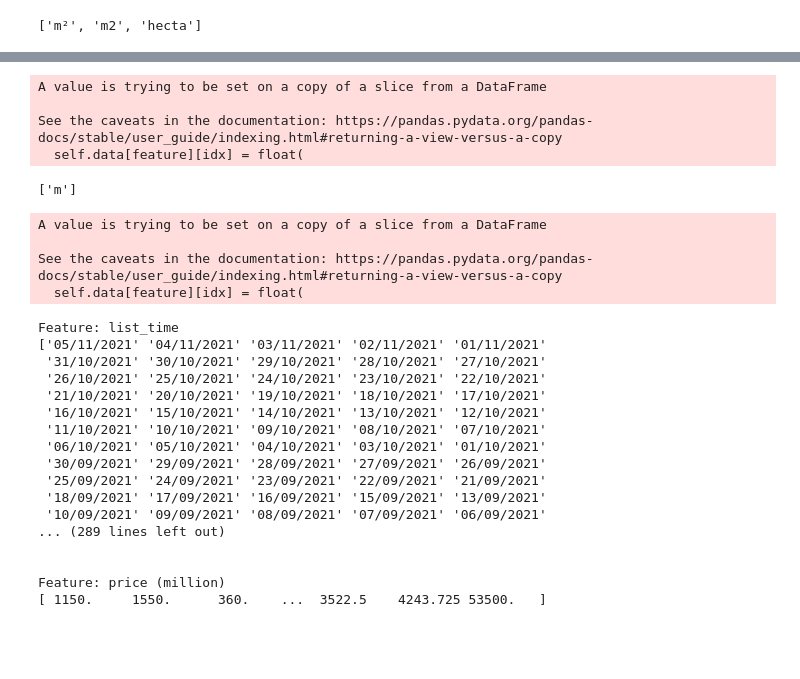
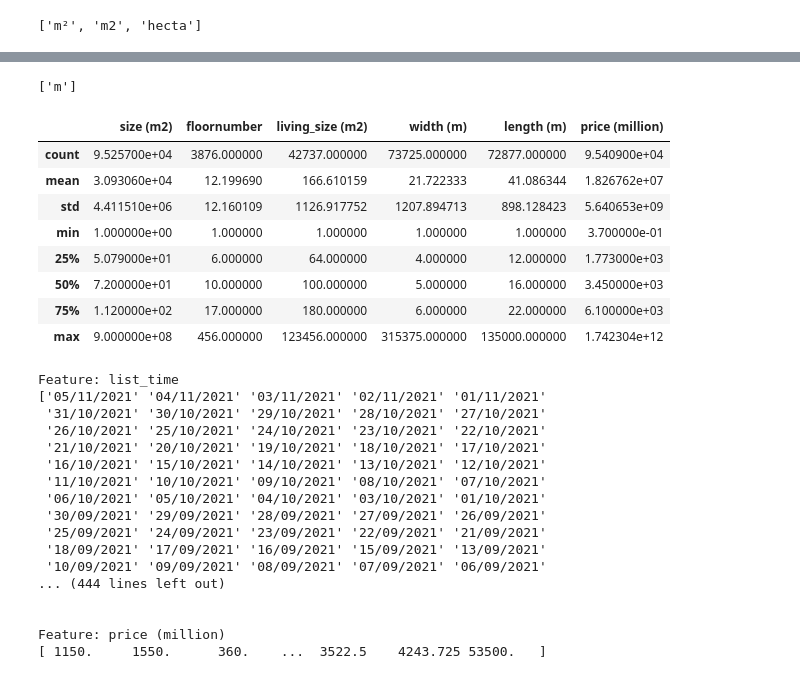
Before and after one commit to DaiVo20/-Real-Estate-Data-Analysis, a Jupyter notebook: pre_processing.ipynb, the cells around one changed output, grey strips where cells are left out. Drawn from its saved outputs; the diff is of its cells as text; code cells hidden in the pictures; blank space fills up the shorter version.

```diff
--- a/pre_processing.ipynb
+++ b/pre_processing.ipynb
@@ -48,20 +48,21 @@ class DataPreProcessor():
                 unit_uniques.append(spl[1])
         return unit_uniques
 
+    def __remove_unit(self, x, uniques, converters):
+        if x is np.nan or isinstance(x, int) or isinstance(x, float):
+            return x
+        spl = x.split(' ')
+        for unit_unique, unit_converter in zip(uniques, converters):
+            if spl[1] == unit_unique:
+                return float(spl[0].replace(',', '.')) * unit_converter
+        return float(spl[0])
+
     def convert_to_same_unit(self, feature, uniques, converters, add_unit_name=False, unit_name=None):
         if len(uniques) != len(converters):
             print("[ERROR] - Length uniques and converters are not the same")
             return
-        for idx, item in enumerate(self.data[feature]):
-            if item is np.nan or isinstance(item, int) or isinstance(item, float):
-                continue
-            spl = item.split(' ')
-            for unit_unique, unit_converter in zip(uniques, converters):
-                if spl[1] == unit_unique:
-                    self.data[feature][idx] = float(
-                        spl[0].replace(',', '.')) * unit_converter
-                    break
 
+        self.data[feature] = self.data[feature].apply(lambda x: self.__remove_unit(x, uniques, converters))
         if add_unit_name:
             if unit_name is None:
                 print("[ERROR] - Unit name can not none")
@@ -159,33 +151,30 @@ unit_unique
 # %%
-# Đổi các đơn vị của thuộc tính width về cùng một đơn vị theo một tỷ lệ
+# Kiểm tra đơn vị của thuộc tính length
+unit_unique = p.check_unique_unit('length')
+print(unit_unique)
+# Đổi các đơn vị của thuộc tính length về cùng một đơn vị theo một tỷ lệ
 unit_convert = [1]
-p.convert_to_same_unit('width', unit_unique, unit_convert, add_unit_name=True, unit_name='m')
+p.convert_to_same_unit('length', unit_unique, unit_convert, add_unit_name=True, unit_name='m')
 # %% [output]
-A value is trying to be set on a copy of a slice from a DataFrame
-
-See the caveats in the documentation: https://pandas.pydata.org/pandas-docs/stable/user_guide/indexing.html#returning-a-view-versus-a-copy
-  self.data[feature][idx] = float(
+['m']
-# %%
-# Kiểm tra đơn vị của thuộc tính length
-unit_unique = p.check_unique_unit('length')
-unit_unique
-# %% [output]
-['m']
-# %%
-# Đổi các đơn vị của thuộc tính length về cùng một đơn vị theo một tỷ lệ
-unit_convert = [1]
-p.convert_to_same_unit('length', unit_unique, unit_convert, add_unit_name=True, unit_name='m')
-# %% [output]
-A value is trying to be set on a copy of a slice from a DataFrame
-
-See the caveats in the documentation: https://pandas.pydata.org/pandas-docs/stable/user_guide/indexing.html#returning-a-view-versus-a-copy
-  self.data[feature][idx] = float(
 # %%
 # Chuyển đổi giá của thuộc tính size từ đơn vị đồng về triệu
 p.convert_unit('price', 1000000, add_unit_name=True, unit_name='million')
 # %%
 # Xuất ra file csv
 p.save_as_csv('chotot_cleaned.csv')
+# %%
+p.data.describe()
+# %% [output]
+|  | size (m2) | floornumber | living_size (m2) | width (m) | length (m) | price (million) |
+| count | 9.525700e+04 | 3876.000000 | 42737.000000 | 73725.000000 | 72877.000000 | 9.540900e+04 |
+| mean | 3.093060e+04 | 12.199690 | 166.610159 | 21.722333 | 41.086344 | 1.826762e+07 |
+| std | 4.411510e+06 | 12.160109 | 1126.917752 | 1207.894713 | 898.128423 | 5.640653e+09 |
+| min | 1.000000e+00 | 1.000000 | 1.000000 | 1.000000 | 1.000000 | 3.700000e-01 |
+| 25% | 5.079000e+01 | 6.000000 | 64.000000 | 4.000000 | 12.000000 | 1.773000e+03 |
+| 50% | 7.200000e+01 | 10.000000 | 100.000000 | 5.000000 | 16.000000 | 3.450000e+03 |
+| 75% | 1.120000e+02 | 17.000000 | 180.000000 | 6.000000 | 22.000000 | 6.100000e+03 |
+| max | 9.000000e+08 | 456.000000 | 123456.000000 | 315375.000000 | 135000.000000 | 1.742304e+12 |
 # %%
 for column in p.data.columns:
     print('Feature:', column)
@@ -204,7 +193,7 @@ Feature: list_time
  '25/09/2021' '24/09/2021' '23/09/2021' '22/09/2021' '21/09/2021'
  '18/09/2021' '17/09/2021' '16/09/2021' '15/09/2021' '13/09/2021'
  '10/09/2021' '09/09/2021' '08/09/2021' '07/09/2021' '06/09/2021'
-... (289 lines left out)
+... (444 lines left out)
 
 
 Feature: price (million)
```
Also changed, not shown: parts of 6 cells of this notebook, 1 other file.
